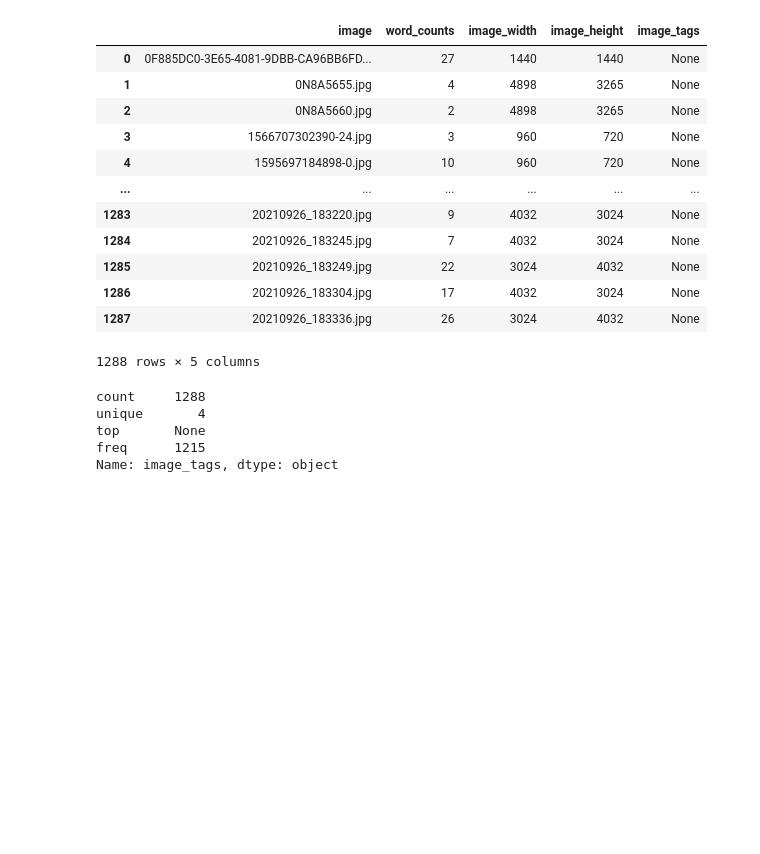
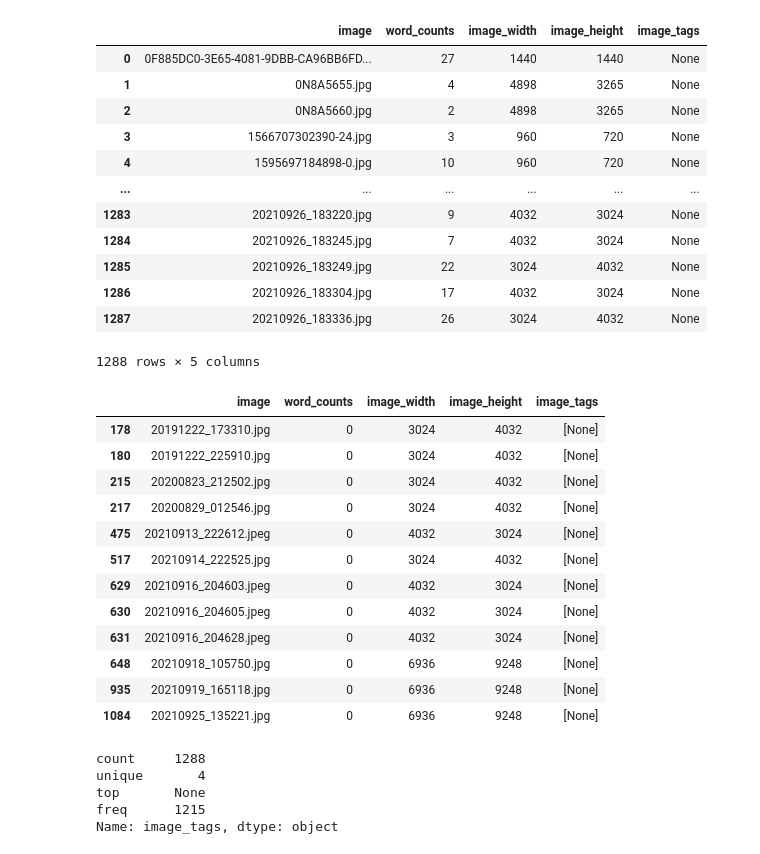
Before and after one commit to boostcampaitech3/level2-data-annotation_cv-level2-cv-01, a Jupyter notebook: OCR_EDA2.ipynb, the cells around one changed output. Cells and saved outputs as stored; diff of their text form; code cells hidden in the pictures; blank space fills up the shorter version.

```diff
--- a/OCR_EDA2.ipynb
+++ b/OCR_EDA2.ipynb
@@ -37,7 +37,7 @@ def read_json(filename):
     return ann
 # %%
 # gt file과 raw image file path를 이용해 데이터를 불러온다. 아래 경로는 예시.
-data = read_json("../input/data/Boostcamp/ufo/annotation.json")
+data = read_json("../input/data/aistage/ufo/annotation.json")
 # %%
 def get_box_size(quads):
     """ 단어 영역의 사각형 좌표가 주어졌을 때 가로, 세로길이를 계산해주는 함수.
@@ -190,6 +190,22 @@ image_df
 | 1286 | 20210926_183304.jpg | 17 | 4032 | 3024 | None |
 | 1287 | 20210926_183336.jpg | 26 | 3024 | 4032 | None |
 1288 rows × 5 columns
+# %%
+image_df[image_df['word_counts'] == 0]
+# %% [output]
+|  | image | word_counts | image_width | image_height | image_tags |
+| 178 | 20191222_173310.jpg | 0 | 3024 | 4032 | [None] |
+| 180 | 20191222_225910.jpg | 0 | 3024 | 4032 | [None] |
+| 215 | 20200823_212502.jpg | 0 | 3024 | 4032 | [None] |
+| 217 | 20200829_012546.jpg | 0 | 3024 | 4032 | [None] |
+| 475 | 20210913_222612.jpeg | 0 | 4032 | 3024 | [None] |
+| 517 | 20210914_222525.jpg | 0 | 3024 | 4032 | [None] |
+| 629 | 20210916_204603.jpeg | 0 | 4032 | 3024 | [None] |
+| 630 | 20210916_204605.jpeg | 0 | 4032 | 3024 | [None] |
+| 631 | 20210916_204628.jpeg | 0 | 4032 | 3024 | [None] |
+| 648 | 20210918_105750.jpg | 0 | 6936 | 9248 | [None] |
+| 935 | 20210919_165118.jpg | 0 | 6936 | 9248 | [None] |
+| 1084 | 20210925_135221.jpg | 0 | 6936 | 9248 | [None] |
 # %%
 image_df['image_tags'].describe()
 # %% [output]
```
Also changed, not shown: 3 other files.
